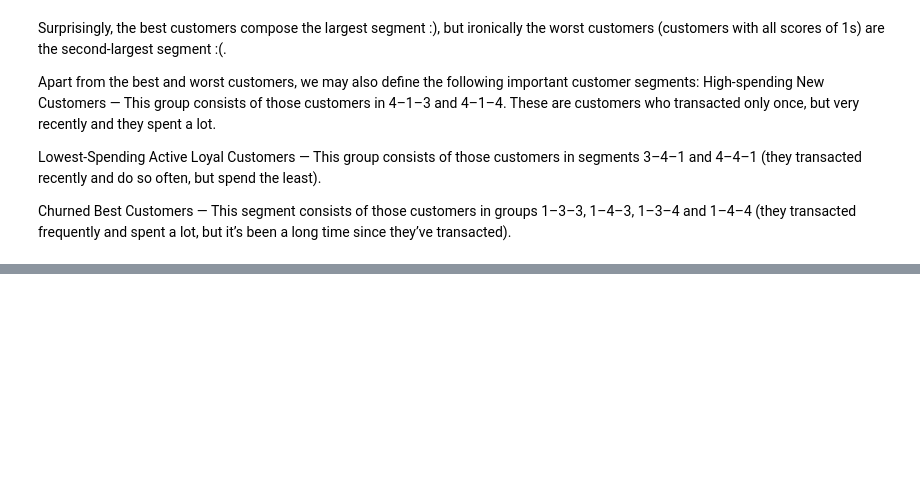
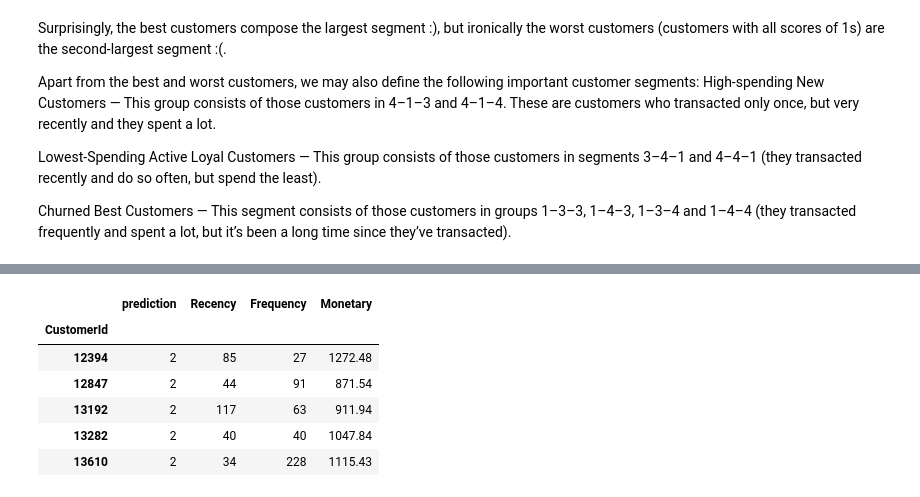
Before and after one commit to pasdptt/PasdPublicNB, a Jupyter notebook: Customer_segmentation.ipynb, the cells around one changed output, grey strips where cells are left out. Saved outputs shown, nothing was run; the diff lists cells and outputs as text; code cells hidden in the pictures; blank space fills up the shorter version.

```diff
--- a/Customer_segmentation.ipynb
+++ b/Customer_segmentation.ipynb
@@ -328,0 +545,11 @@ Churned Best Customers — This segment consists of those customers in groups 1
+# %%
+pddf_pred = df_pred2.toPandas().set_index('CustomerId')
+pddf_pred.head()
+# %% [output]
+|  | prediction | Recency | Frequency | Monetary |
+| CustomerId |  |  |  |  |
+| 12394 | 2 | 85 | 27 | 1272.48 |
+| 12847 | 2 | 44 | 91 | 871.54 |
+| 13192 | 2 | 117 | 63 | 911.94 |
+| 13282 | 2 | 40 | 40 | 1047.84 |
+| 13610 | 2 | 34 | 228 | 1115.43 |
```
Also changed, not shown: parts of 22 cells of this notebook.
